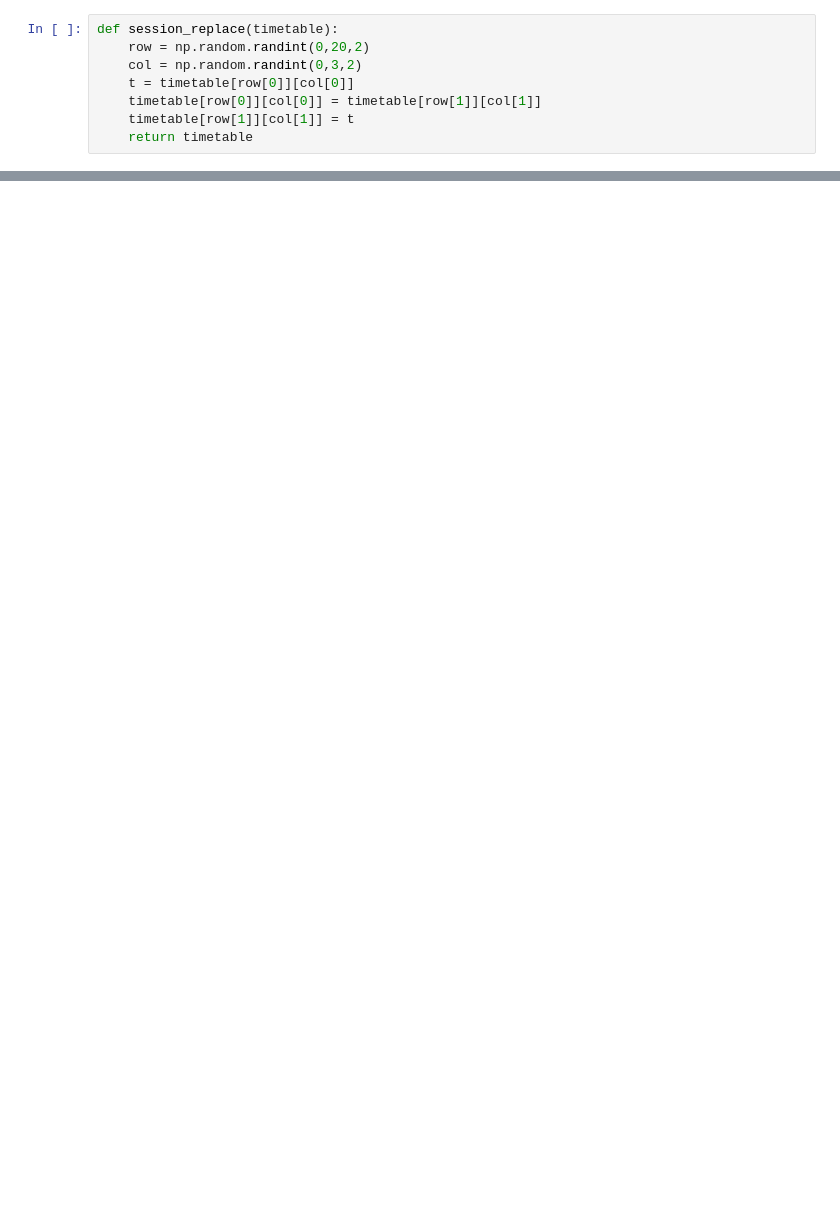
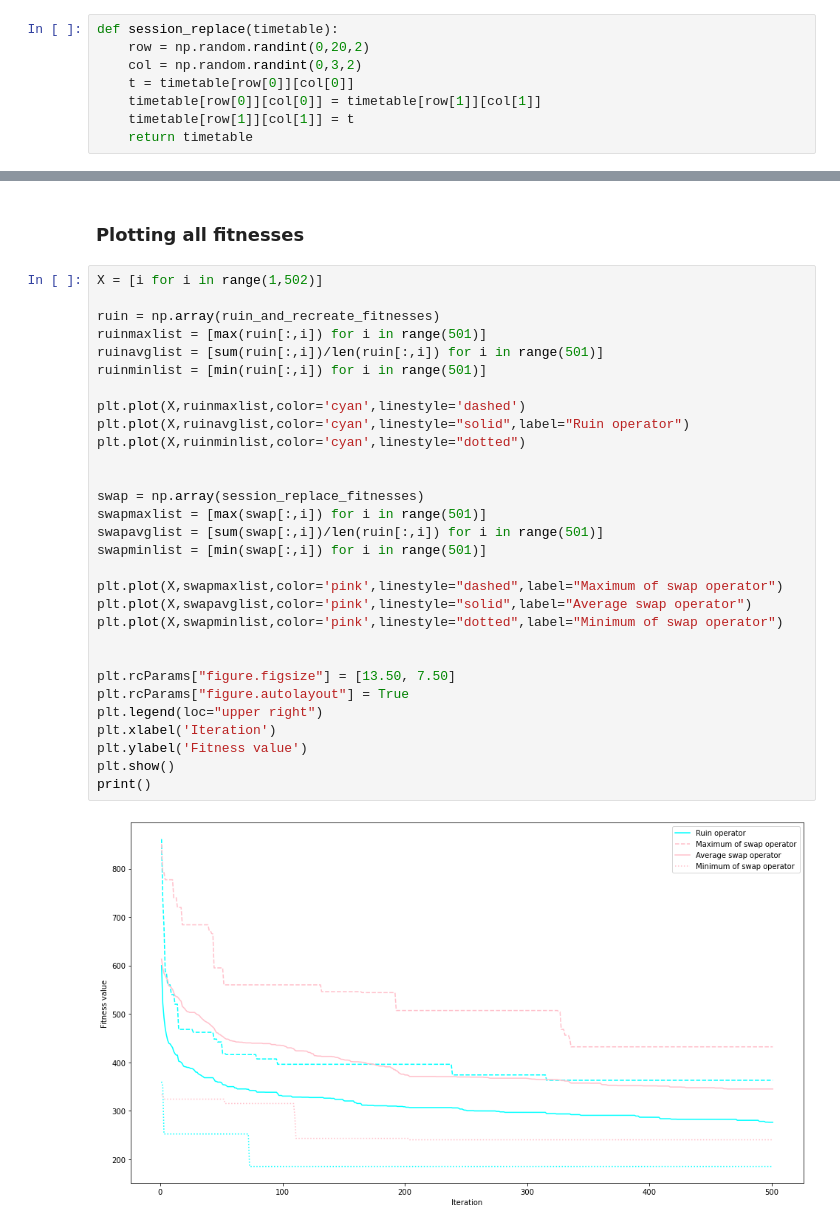
Before and after one commit to Aydivv/AI-Coursework, a Jupyter notebook: 2002 Part 2.ipynb, the cells around one changed output, grey strips where cells are left out. Drawn from its saved outputs; the diff is of its cells as text; blank space fills up the shorter version.

```diff
--- a/2002 Part 2.ipynb
+++ b/2002 Part 2.ipynb
@@ -171,0 +201,34 @@ plt.show()
+# %% [markdown]
+### Plotting all fitnesses
+# %%
+X = [i for i in range(1,502)]
+
+ruin = np.array(ruin_and_recreate_fitnesses)
+ruinmaxlist = [max(ruin[:,i]) for i in range(501)]
+ruinavglist = [sum(ruin[:,i])/len(ruin[:,i]) for i in range(501)]
+ruinminlist = [min(ruin[:,i]) for i in range(501)]
+
+plt.plot(X,ruinmaxlist,color='cyan',linestyle='dashed')
+plt.plot(X,ruinavglist,color='cyan',linestyle="solid",label="Ruin operator")
+plt.plot(X,ruinminlist,color='cyan',linestyle="dotted")
+
+
+swap = np.array(session_replace_fitnesses)
+swapmaxlist = [max(swap[:,i]) for i in range(501)]
+swapavglist = [sum(swap[:,i])/len(ruin[:,i]) for i in range(501)]
+swapminlist = [min(swap[:,i]) for i in range(501)]
+
+plt.plot(X,swapmaxlist,color='pink',linestyle="dashed",label="Maximum of swap operator")
+plt.plot(X,swapavglist,color='pink',linestyle="solid",label="Average swap operator")
+plt.plot(X,swapminlist,color='pink',linestyle="dotted",label="Minimum of swap operator")
+
+
+plt.rcParams["figure.figsize"] = [13.50, 7.50]
+plt.rcParams["figure.autolayout"] = True
+plt.legend(loc="upper right")
+plt.xlabel('Iteration')
+plt.ylabel('Fitness value')
+plt.show()
+print()
+# %% [output]
+[figure, added]
```
Also changed, not shown: parts of 19 cells of this notebook, 3 other files.
